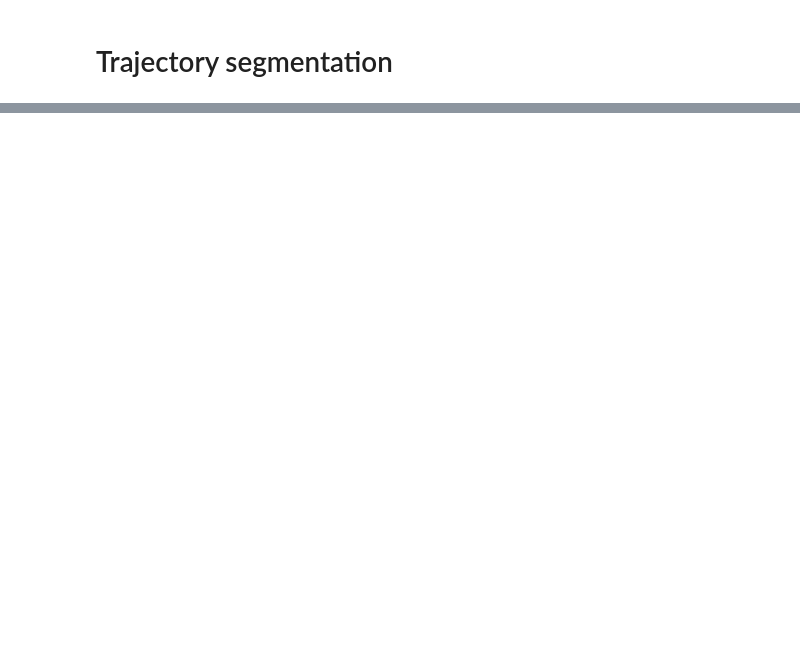
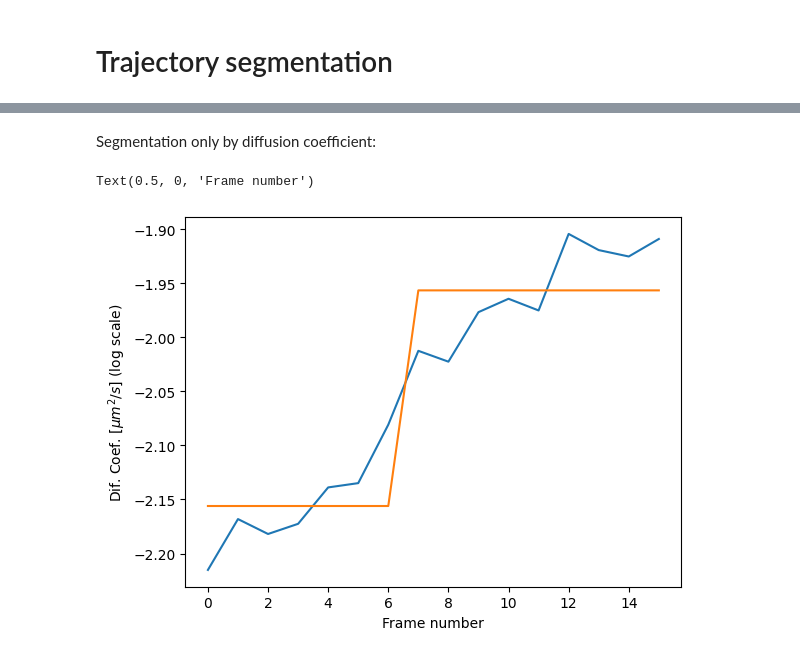
Before and after one commit to JessicaAngulo/step, a Jupyter notebook: nbs/tutorials/preliminary_2datasets.ipynb, the cells around one changed output, grey strips where cells are left out. Saved outputs shown, nothing was run; the diff lists cells and outputs as text; code cells hidden in the pictures; blank space fills up the shorter version.

```diff
--- a/nbs/tutorials/preliminary_2datasets.ipynb
+++ b/nbs/tutorials/preliminary_2datasets.ipynb
@@ -281,3 +281,5 @@ Name: 0, dtype: float32
+# %% [markdown]
+Segmentation only by diffusion coefficient:
 # %%
 def find_segments(pred_d, traj, pen=1, **kwargs):
     import ruptures as rpt
@@ -292,7 +294,7 @@ def find_segments(pred_d, traj, pen=1, **kwargs):
         D_seg = pred_d[i:j].mean()
         new_d[i:j] *= D_seg
         t_lag = [2, 3, 4] if j-i >= 5 else [2, 3]
-        D_tamsd = np.log10(diffusion_coefficient_tmsd(tensor(segment).T, t_lag))
+        D_tamsd = np.log10(diffusion_coefficient_tamsd(tensor(segment).T, t_lag))
         d_tamsd[i:j] *= D_tamsd
         if np.abs(i-j) > 0:
             angles.append(dataset_angles([segment]))
@@ -302,32 +304,22 @@ def find_segments(pred_d, traj, pen=1, **kwargs):
 
     return new_d, d_tamsd, segments, Ds, Ds_tamsd, angles
 # %%
-seg_ds, seg_ds_tamsd, seg_alphas, seg_angs, seg_exp = [], [], [], [], []
+seg_ds, seg_ds_tamsd, seg_angs, seg_exp, trajs, new_Dif, new_tamsd = [], [], [], [], [], [], []
 for traj, pred_d in tqdm(zip(all_trajectories, preds)):
+    pred_d = pred_d.numpy()
     x, y = traj[0], traj[1]
     # traj = np.array([x-x[0], y-y[0]])
     traj = np.concatenate([np.zeros((2, 1)), np.array([x, y])], axis=1)
-    out = find_segments(pred_d, pred_alpha, traj, min_size=4, pen=0.05) # previously min_size=10, pen=0.1
-    new_d, d_tamsd, new_a, segments, d_seg, dtamsd_seg, a_seg, angs = out
-    exp.df.loc[mask, 'D_segment'] = new_d
-    exp.df.loc[mask, 'alpha_segment'] = new_a
-    exp.df.loc[mask, 'D_24_segment'] = d_tamsd
+    out = find_segments(pred_d, traj, min_size=4, pen=0.05) # previously min_size=10, pen=0.1
+    new_d, d_tamsd, segments, d_seg, dtamsd_seg, angs = out
+    new_Dif.append(new_d)
+    new_tamsd.append(d_tamsd)
     seg_ds.append(d_seg)
     seg_ds_tamsd.append(dtamsd_seg)
-    seg_alphas.append(a_seg)
     seg_angs.append(angs)
-    seg_exp.append([exp_idx]*len(segments))
     trajs.append(segments)
 seg_ds = np.concatenate(seg_ds)
 seg_ds_tamsd = np.concatenate(seg_ds_tamsd)
-seg_alphas = np.concatenate(seg_alphas)
-seg_exp = np.concatenate(seg_exp)
 
-exp.trajs = trajs
-exp.seg_ds = seg_ds
-exp.seg_ds_tamsd = seg_ds_tamsd
-exp.seg_alphas = seg_alphas
-exp.seg_angs = seg_angs
-exp.seg_lens = np.array([seg.shape[-1] for traj in exp.trajs for seg in traj])
-exp.seg_radi = [[confinement_radius(seg) for seg in traj] for traj in exp.trajs]
-exp.seg_exp = seg_exp
+seg_lens = np.array([seg.shape[-1] for traj in trajs for seg in traj])
+seg_radi = [[confinement_radius(seg) for seg in traj] for traj in trajs]
@@ -400,0 +328,9 @@ for exp in experiments.values():
+# %%
+idx = 7
+plt.plot(preds[idx])
+plt.plot(new_Dif[idx])
+plt.ylabel('Dif. Coef. [$\mu m^2/s$] (log scale)')
+plt.xlabel('Frame number')
+# %% [output]
+Text(0.5, 0, 'Frame number')
+[figure, added]
```
Also changed, not shown: parts of 14 cells of this notebook.
